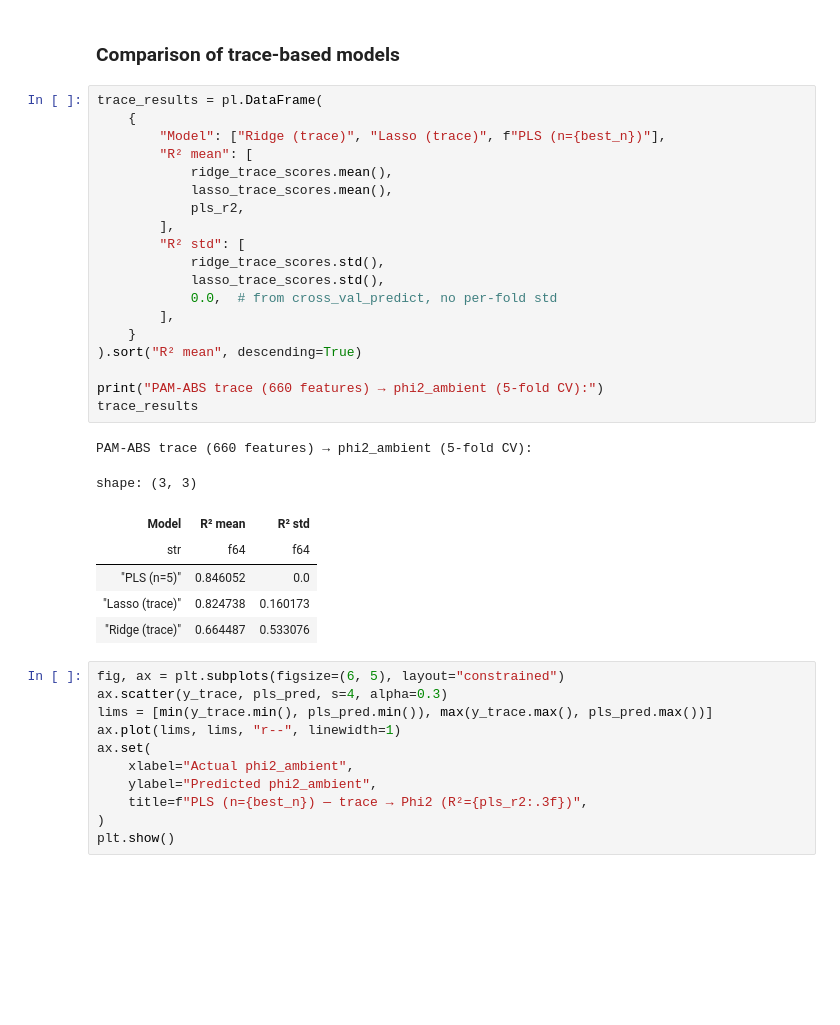
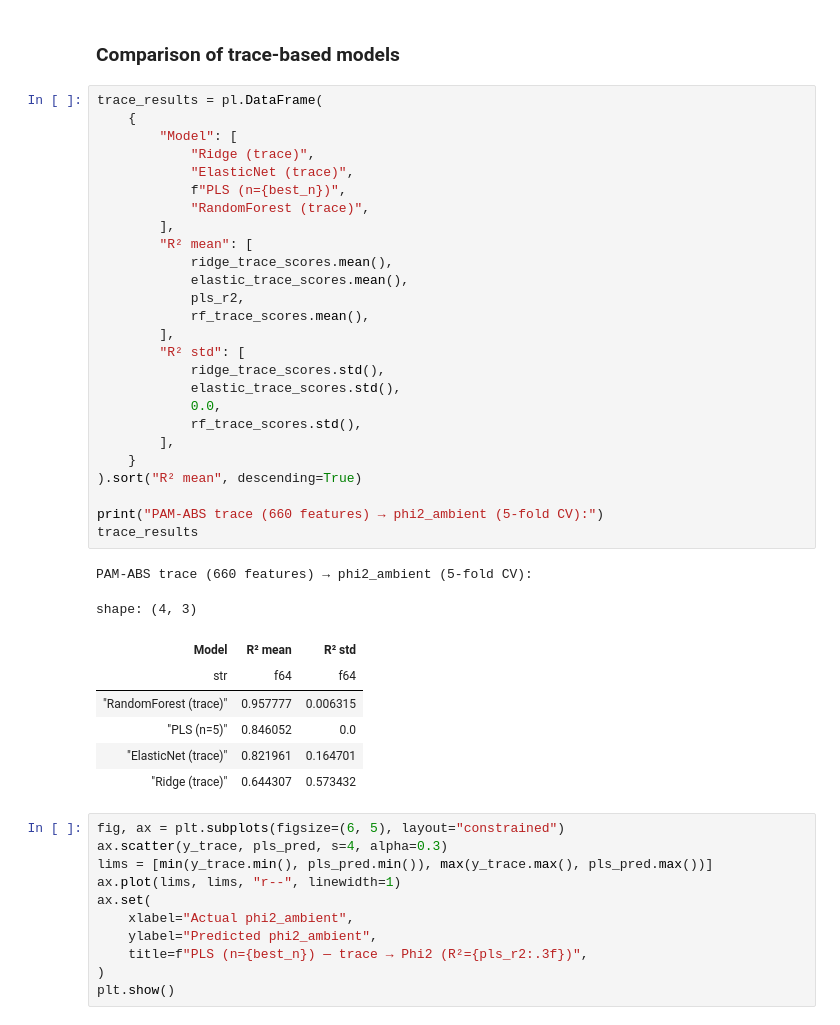
Before and after one commit to Computational-Biology-Aachen/2026-photosynthesis-hackathon-template, a Jupyter notebook: advanced/ml-prediction.ipynb, the cells around one changed output. Drawn from its saved outputs; the diff is of its cells as text; blank space fills up the shorter version.

```diff
--- a/advanced/ml-prediction.ipynb
+++ b/advanced/ml-prediction.ipynb
@@ -433,30 +455,38 @@ Lasso selected 24 / 660 time points as informative
 # %%
 trace_results = pl.DataFrame(
     {
-        "Model": ["Ridge (trace)", "Lasso (trace)", f"PLS (n={best_n})"],
+        "Model": [
+            "Ridge (trace)",
+            "ElasticNet (trace)",
+            f"PLS (n={best_n})",
+            "RandomForest (trace)",
+        ],
         "R² mean": [
             ridge_trace_scores.mean(),
-            lasso_trace_scores.mean(),
+            elastic_trace_scores.mean(),
             pls_r2,
+            rf_trace_scores.mean(),
         ],
         "R² std": [
             ridge_trace_scores.std(),
-            lasso_trace_scores.std(),
-            0.0,  # from cross_val_predict, no per-fold std
+            elastic_trace_scores.std(),
+            0.0,
+            rf_trace_scores.std(),
         ],
     }
 ).sort("R² mean", descending=True)
 
 print("PAM-ABS trace (660 features) → phi2_ambient (5-fold CV):")
 trace_results
 # %% [output]
 PAM-ABS trace (660 features) → phi2_ambient (5-fold CV):
-shape: (3, 3)
+shape: (4, 3)
 | Model | R² mean | R² std |
 | str | f64 | f64 |
+| "RandomForest (trace)" | 0.957777 | 0.006315 |
 | "PLS (n=5)" | 0.846052 | 0.0 |
-| "Lasso (trace)" | 0.824738 | 0.160173 |
-| "Ridge (trace)" | 0.664487 | 0.533076 |
+| "ElasticNet (trace)" | 0.821961 | 0.164701 |
+| "Ridge (trace)" | 0.644307 | 0.573432 |
 # %%
 fig, ax = plt.subplots(figsize=(6, 5), layout="constrained")
 ax.scatter(y_trace, pls_pred, s=4, alpha=0.3)
```
Also changed, not shown: parts of 7 cells of this notebook, 3 other files.
